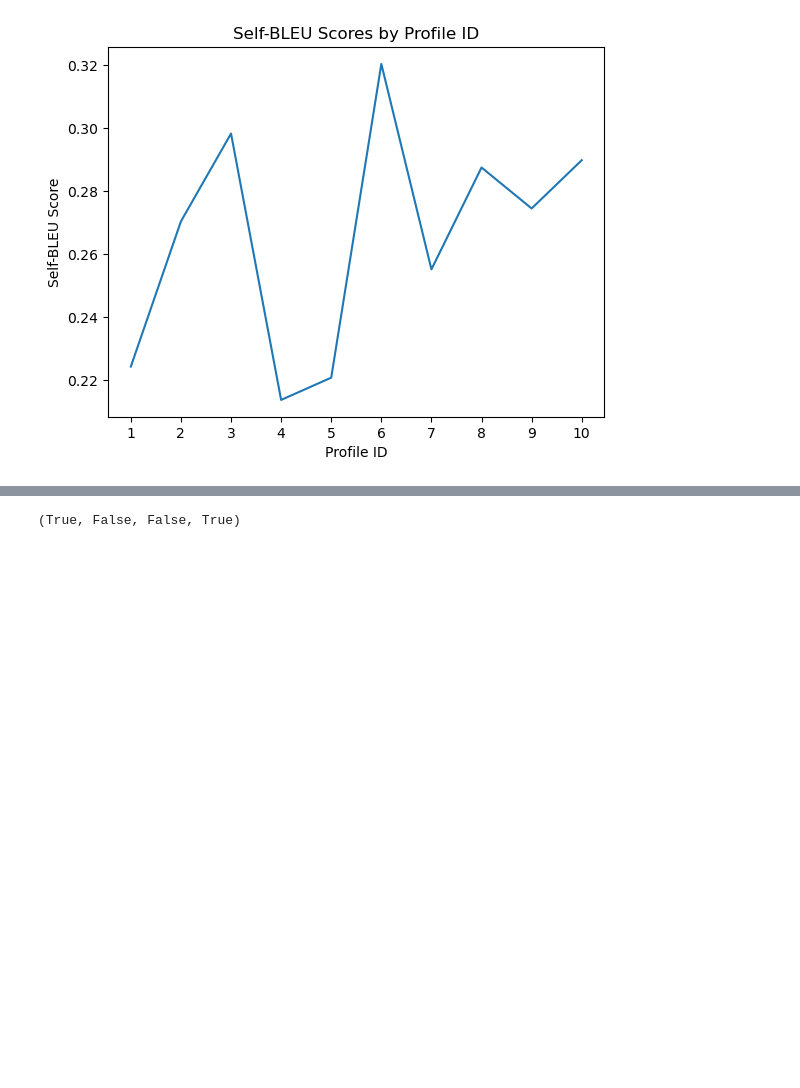
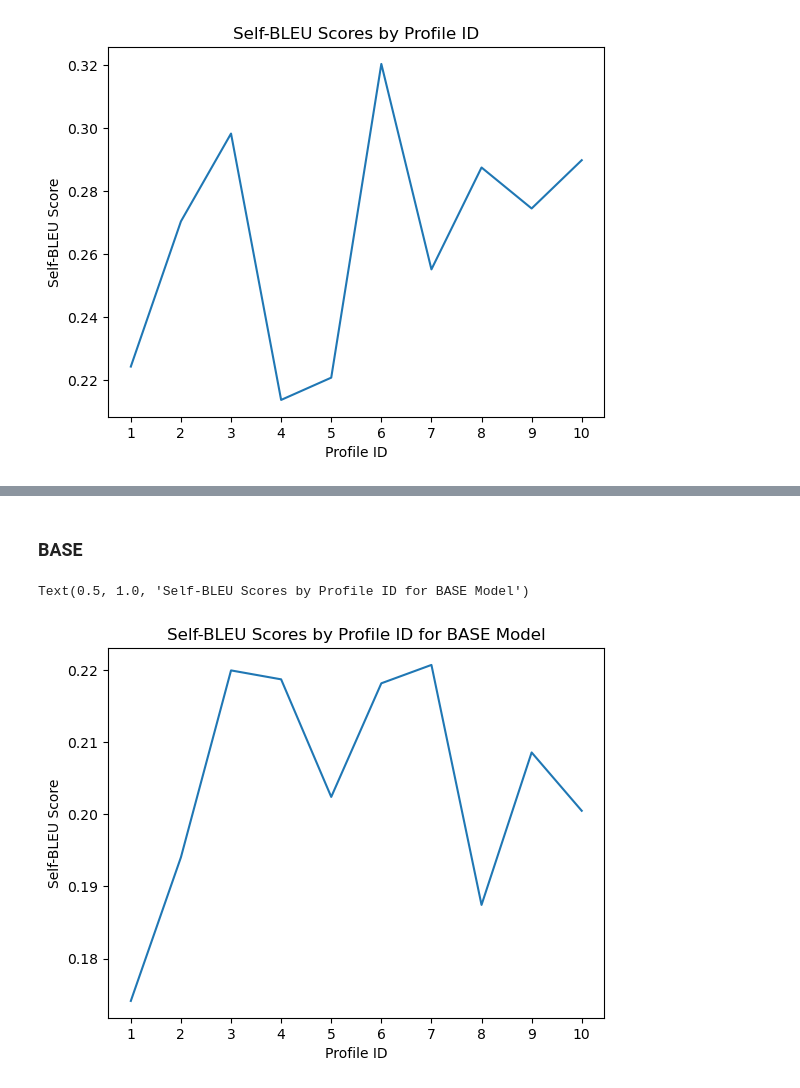
Before and after one commit to manthangadhia/occupational_bias_llms, a Jupyter notebook: notebooks/response_evaluation.ipynb, the cells around one changed output, grey strips where cells are left out. Drawn from its saved outputs; the diff is of its cells as text; code cells hidden in the pictures; blank space fills up the shorter version.

Commit message:
Experimenting with base prompts and generating  results

```diff
--- a/notebooks/response_evaluation.ipynb
+++ b/notebooks/response_evaluation.ipynb
@@ -8,6 +8,7 @@ from pathlib import Path
 root_dir = Path.cwd().parent
 data_dir = root_dir / "data"
 OUTPUT_FILE = data_dir / "output_ift.jsonl"
+OUTPUT_FILE_BASE = data_dir / "output_base.jsonl"
 
 import nltk
 from nltk.tokenize import word_tokenize
@@ -156,4 +141,26 @@ new_all_prompts = replace_in_string(all_prompts, p, p_replace)
-# %%
-in_all_prompts(all_prompts, p), in_all_prompts(all_prompts, p_replace), in_all_prompts(new_all_prompts, p), in_all_prompts(new_all_prompts, p_replace)
-# %% [output]
-(True, False, False, True)
+# %% [markdown]
+### BASE
+# %%
+output_data = read_jsonl(OUTPUT_FILE_BASE)
+n_grams = [1, 2, 3, 4]
+
+# get responses for IFT model
+ift_responses = output_data[output_data['model'] == 'ift']['response'].tolist()
+
+# get responses per prompt/profile
+responses_by_id = {i: output_data[output_data['profile_id'] == i]['response'].tolist() for i in output_data['profile_id'].unique()}
+
+# compute self-BLEU per profile
+self_bleu_score = {i: self_bleu(responses) for i, responses in responses_by_id.items()}
+
+# plot results for self-BLEU
+import matplotlib.pyplot as plt
+
+# todo: plot histogram of self-BLEU scores by profile on x-axis
+plt.plot(self_bleu_score.keys(), self_bleu_score.values())
+plt.xlabel('Profile ID')
+plt.ylabel('Self-BLEU Score')
+plt.title('Self-BLEU Scores by Profile ID for BASE Model')
+# %% [output]
+Text(0.5, 1.0, 'Self-BLEU Scores by Profile ID for BASE Model')
+[figure, added]
```
Also changed, not shown: parts of 6 cells of this notebook, 2 other files.
